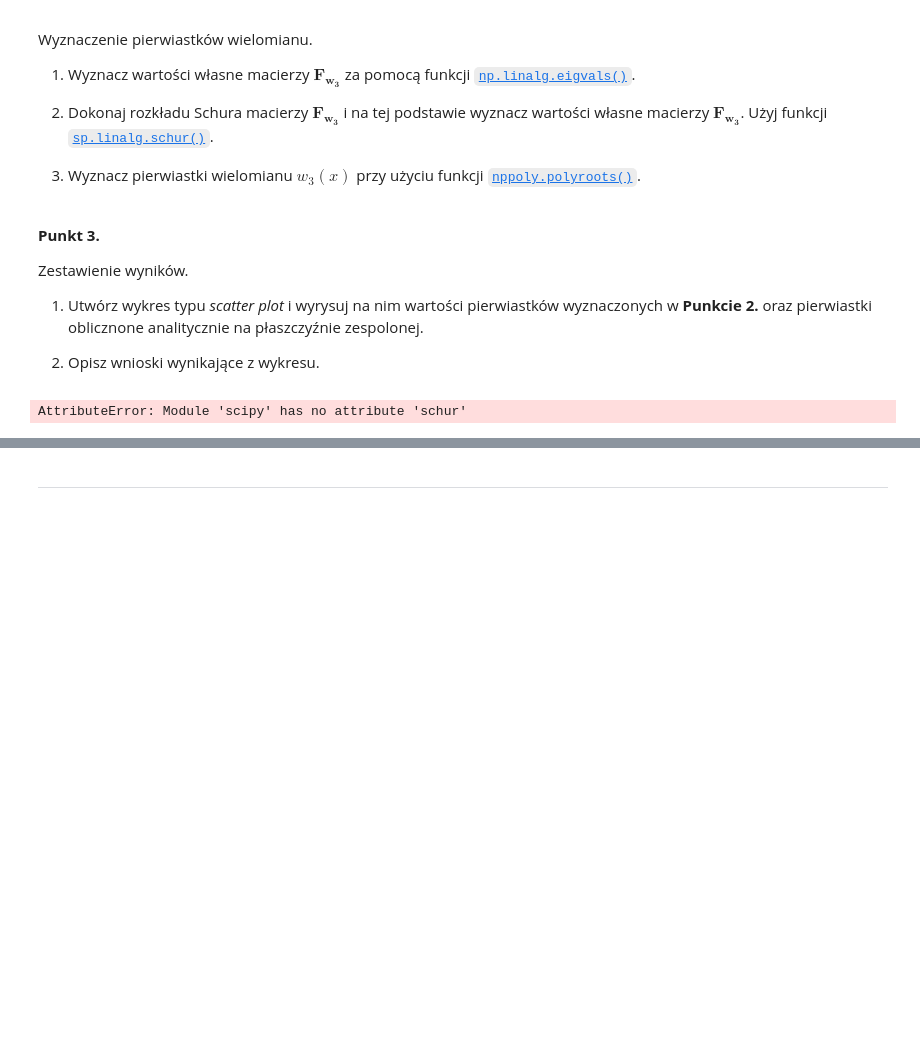
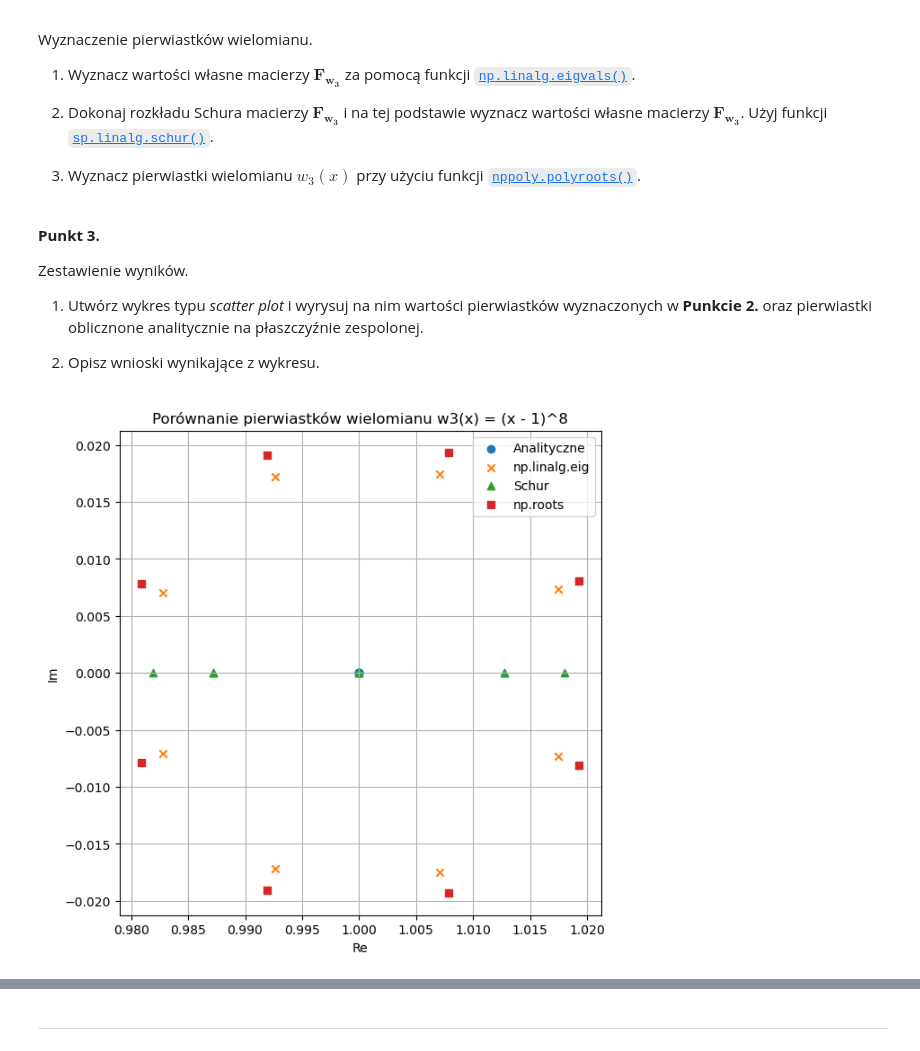
Before and after one commit to MN-KJ-2025/lab-7-pierwiastki-Igur7, a Jupyter notebook: sprawozdanie.ipynb, the cells around one changed output, grey strips where cells are left out. Saved outputs shown, nothing was run; the diff lists cells and outputs as text; code cells hidden in the pictures; blank space fills up the shorter version.

```diff
--- a/sprawozdanie.ipynb
+++ b/sprawozdanie.ipynb
@@ -234,7 +234,6 @@ Zestawienie wyników.
 
 2. Opisz wnioski wynikające z wykresu.
 # %%
-
 def frob_a(coef):
     coef = np.array(coef)
     n = len(coef)
@@ -247,37 +246,38 @@ def frob_a(coef):
         F[n-2, j] = -coef[j] / coef[-1]
     return F
 
+# Pierwiastki wielomianu
 roots_w3 = [1 for _ in range(8)]
 coef = np.poly(roots_w3)
 
 # Macierz Frobeniusa
 Fw3 = frob_a(coef)
 
 # Metoda 1: eigenvalues
 eig_vals = np.linalg.eigvals(Fw3)
 
-#  Metoda 2: Schur
-T, Z = sp.schur(Fw3)
+# Metoda 2: Schur z scipy.linalg
+T, Z = sp.linalg.schur(Fw3)
 eig_schur = np.diag(T)
 
 # Metoda 3: polyroots
 polyroots = np.roots(coef)
 
 # Pierwiastki analityczne
 analytic = np.array([1+0j]*8)
 
 plt.figure(figsize=(7, 7))
 plt.scatter(analytic.real, analytic.imag, label="Analityczne", marker='o')
 plt.scatter(eig_vals.real, eig_vals.imag, label="np.linalg.eig", marker='x')
 plt.scatter(eig_schur.real, eig_schur.imag, label="Schur", marker='^')
-plt.scatter(polyroots.real, polyroots.imag, label="np.polyroots / np.roots", marker='s')
+plt.scatter(polyroots.real, polyroots.imag, label="np.roots", marker='s')
 
 plt.xlabel("Re")
 plt.ylabel("Im")
 plt.title("Porównanie pierwiastków wielomianu w3(x) = (x - 1)^8")
 plt.grid(True)
 plt.legend()
 plt.gca().set_aspect('equal', 'box')
 plt.show()
 # %% [output]
-AttributeError: Module 'scipy' has no attribute 'schur'
+[figure, added]
```
Also changed, not shown: parts of 4 cells of this notebook.
